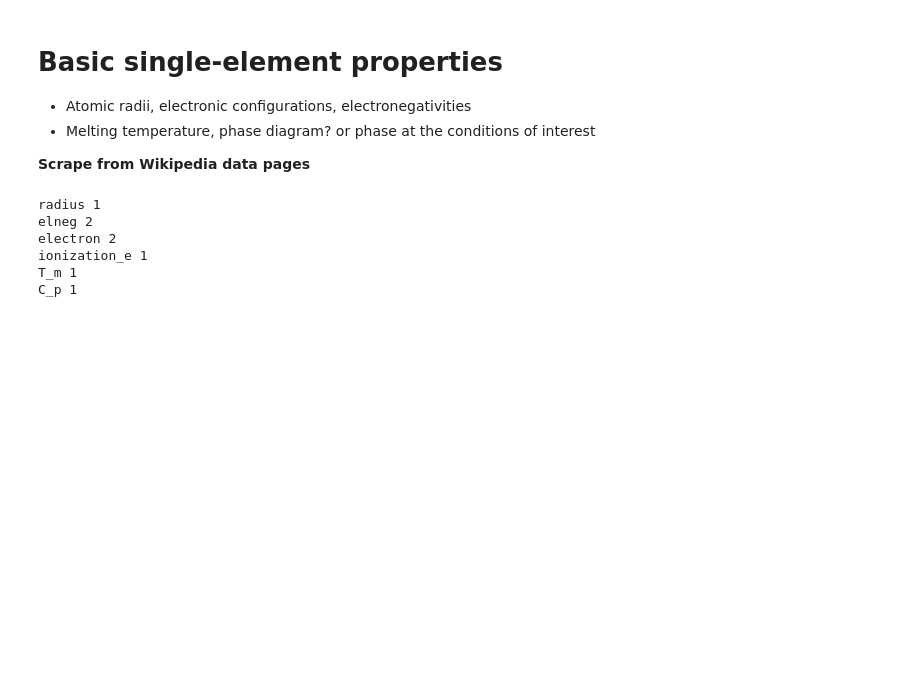
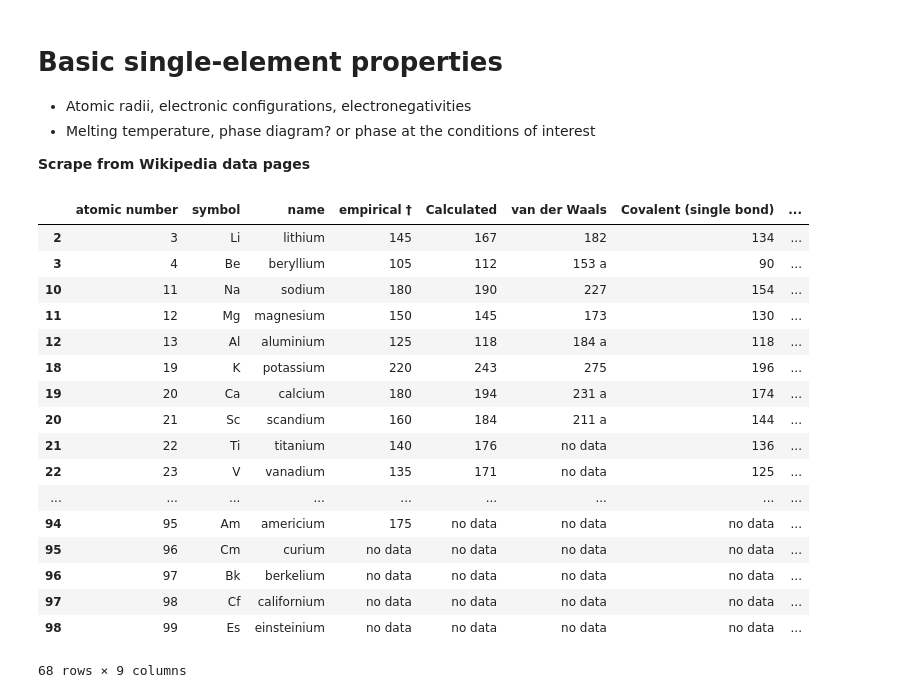
Before and after one commit to vlcekl/alloys-class, a Jupyter notebook: notebooks/single-element-properties.ipynb, the cells around one changed output. Drawn from its saved outputs; the diff is of its cells as text; code cells hidden in the pictures; blank space fills up the shorter version.

Commit message:
scraped and saved single element data

```diff
--- a/notebooks/single-element-properties.ipynb
+++ b/notebooks/single-element-properties.ipynb
@@ -20,19 +25,57 @@ urls = {
     'T_m':'https://en.wikipedia.org/wiki/Melting_points_of_the_elements_(data_page)',
     'C_p':'https://en.wikipedia.org/wiki/Heat_capacities_of_the_elements_(data_page)'
 }
-# %%
-for data, url in urls.items():
-    if len(url) == 0:
-        continue
-    page = requests.get(url).text
-    soup = BeautifulSoup(page, 'lxml')
-    #tables = soup.find_all('table',{'class':'wikitable sortable'})
-    tables = soup.find_all('table',{'class':'wikitable'})
-    print(data, len(tables))
-# %% [output]
-radius 1
-elneg 2
-electron 2
-ionization_e 1
-T_m 1
-C_p 1
+# %%
+# scrape data from tables on wiki data pages
+# Store regular tables in data frames and others in ndarrays
+
+dfs = {}
+raw_data = {}
+for name, url in urls.items():
+    if len(url) == 0:
+        continue
+    page = requests.get(url).text
+    soup = BeautifulSoup(page, 'lxml')
+    #tables = soup.find_all('table',{'class':'wikitable sortable'})
+    tables = soup.find_all('table',{'class':'wikitable'})
+    for i, table in enumerate(tables):
+        # header
+        header = table.find('tr').find_all('th')
+        columns = [th.text.rstrip('\n') for th in header]
+
+        data = []
+        for tr in table.find_all('tr'):
+            #print([c.text.rstrip('\n') for c in tr.find_all('td')])
+            row = [c.text.rstrip('\n') for c in tr.find_all('td')]
+            if len(row) > 0:
+                data.append(row)
+
+        data = np.array(data)
+
+        # make dataframe
+        if len(data.shape) == 2:
+            dfs[name+str(i)] = pd.DataFrame(data, columns=columns)
+        else:
+            raw_data[name+str(i)] = data
+# %%
+df_rad = dfs['radius0']
+df_rad.loc[df_rad['Metallic'].str.contains('\d+', regex=True)]
+# %% [output]
+|  | atomic number | symbol | name | empirical † | Calculated | van der Waals | Covalent (single bond) | ... |
+| 2 | 3 | Li | lithium | 145 | 167 | 182 | 134 | ... |
+| 3 | 4 | Be | beryllium | 105 | 112 | 153 a | 90 | ... |
+| 10 | 11 | Na | sodium | 180 | 190 | 227 | 154 | ... |
+| 11 | 12 | Mg | magnesium | 150 | 145 | 173 | 130 | ... |
+| 12 | 13 | Al | aluminium | 125 | 118 | 184 a | 118 | ... |
+| 18 | 19 | K | potassium | 220 | 243 | 275 | 196 | ... |
+| 19 | 20 | Ca | calcium | 180 | 194 | 231 a | 174 | ... |
+| 20 | 21 | Sc | scandium | 160 | 184 | 211 a | 144 | ... |
+| 21 | 22 | Ti | titanium | 140 | 176 | no data | 136 | ... |
+| 22 | 23 | V | vanadium | 135 | 171 | no data | 125 | ... |
+| ... | ... | ... | ... | ... | ... | ... | ... | ... |
+| 94 | 95 | Am | americium | 175 | no data | no data | no data | ... |
+| 95 | 96 | Cm | curium | no data | no data | no data | no data | ... |
+| 96 | 97 | Bk | berkelium | no data | no data | no data | no data | ... |
+| 97 | 98 | Cf | californium | no data | no data | no data | no data | ... |
+| 98 | 99 | Es | einsteinium | no data | no data | no data | no data | ... |
+68 rows × 9 columns
```
Also changed, not shown: parts of 6 cells of this notebook, 9 other files.
